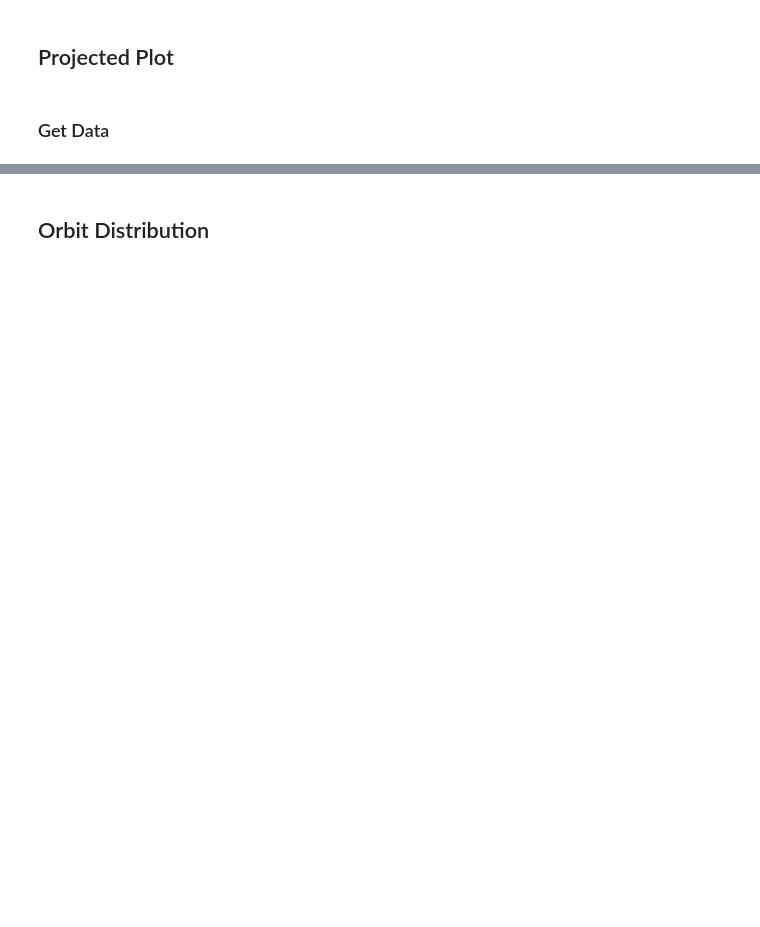
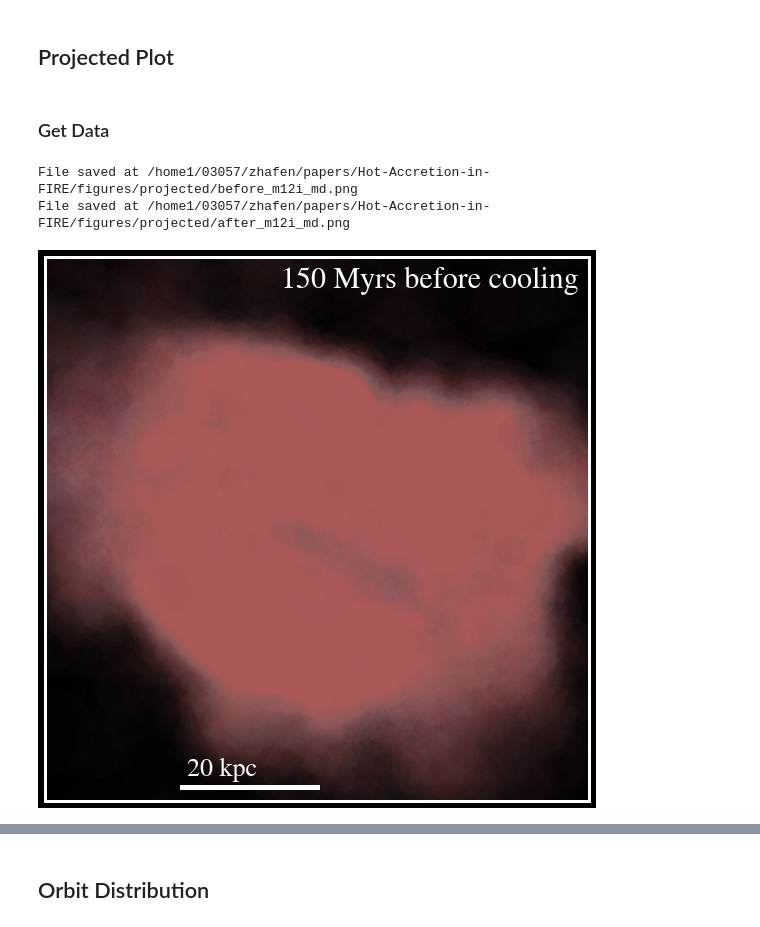
Before and after one commit to zhafen/Hot-Accretion-in-FIRE, a Jupyter notebook: analysis/characteristics.ipynb, the cells around one changed output, grey strips where cells are left out. Drawn from its saved outputs; the diff is of its cells as text; code cells hidden in the pictures; blank space fills up the shorter version.

Commit message:
Reduced filesize for the projected figures.

```diff
--- a/analysis/characteristics.ipynb
+++ b/analysis/characteristics.ipynb
@@ -856,30 +883,35 @@ for i, d in enumerate( [ pre, post ] ):
         va = 'top',
         ha = 'right',
         color = 'w',
         fontsize = 30,
     )
 
     # Limits
     ax.set_xlim( -lim, lim )
     ax.set_ylim( -lim, lim )
     ax.set_aspect( 'equal' )
 
     # Ticks
     plt.tick_params(
         which = 'both',
         left = False,
         labelleft = False,
         bottom = False,
         labelbottom = False,
     )
 
     # Change colors
     ax.set_facecolor( 'k' )
     plt.setp( ax.spines.values(), color='w' )
     [i.set_linewidth(3) for i in ax.spines.values()]
 
     plotting.save_fig(
         out_dir = os.path.join( pm['figure_dir'], 'projected' ),
         save_file = '{}_{}.png'.format( prepost_filetags[i], pm['variation'] ),
         fig = fig,
+        resolution = 150.,
     )
+# %% [output]
+File saved at /home1/03057/zhafen/papers/Hot-Accretion-in-FIRE/figures/projected/before_m12i_md.png
+File saved at /home1/03057/zhafen/papers/Hot-Accretion-in-FIRE/figures/projected/after_m12i_md.png
+[figure, added]
```
Also changed, not shown: parts of 9 cells of this notebook, 5 other files.
